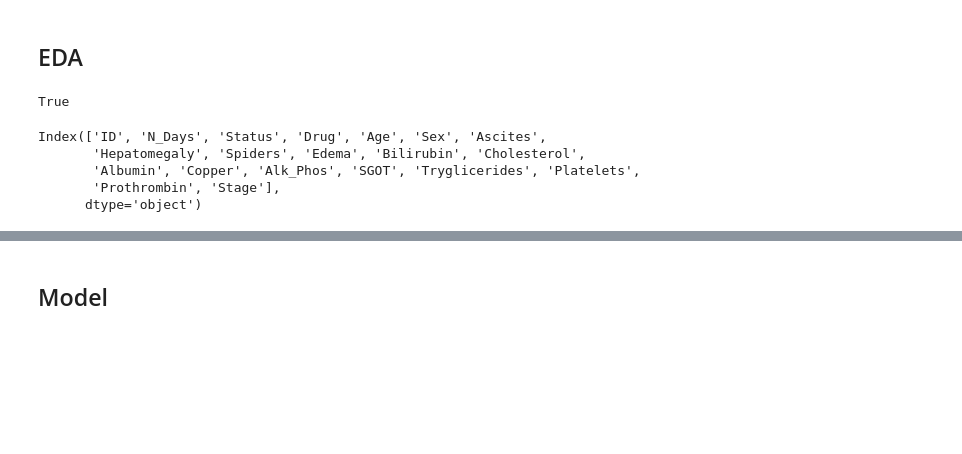
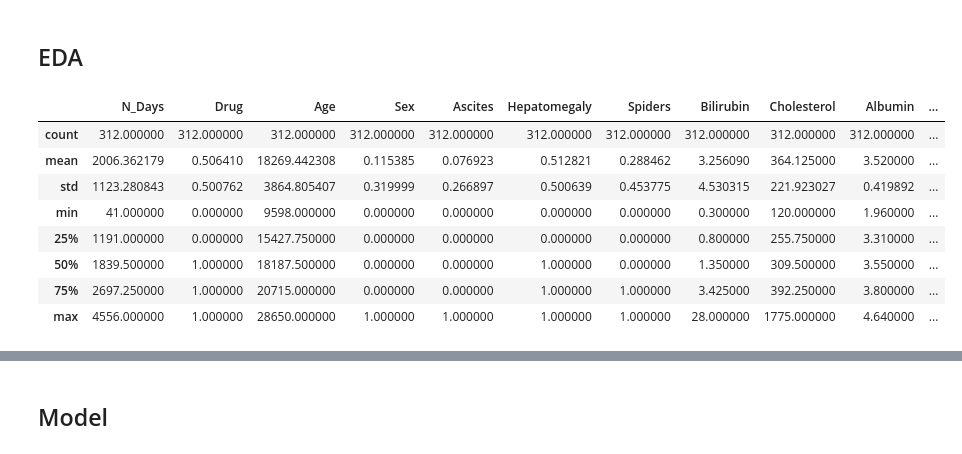
Before and after one commit to YixuanJiao04/Breast-Cancer-Classification, a Jupyter notebook: Liver-Cirhosis-Prediction.ipynb, the cells around one changed output, grey strips where cells are left out. Cells and saved outputs as stored; diff of their text form; code cells hidden in the pictures; blank space fills up the shorter version.

```diff
--- a/Liver-Cirhosis-Prediction.ipynb
+++ b/Liver-Cirhosis-Prediction.ipynb
@@ -25,15 +71,14 @@ cir_df["Hepatomegaly"] = np.where(cir_df["Hepatomegaly"] == "Y",1,0)
 # %% [markdown]
 ## EDA
-# %%
-#Check duplicate
-len(pd.unique(cir_df["ID"])) == len(cir_df.index)
-# %% [output]
-True
-# %%
-cir_df.columns
-# %% [output]
-Index(['ID', 'N_Days', 'Status', 'Drug', 'Age', 'Sex', 'Ascites',
-       'Hepatomegaly', 'Spiders', 'Edema', 'Bilirubin', 'Cholesterol',
-       'Albumin', 'Copper', 'Alk_Phos', 'SGOT', 'Tryglicerides', 'Platelets',
-       'Prothrombin', 'Stage'],
-      dtype='object')
+# %%
+cir_df.describe()
+# %% [output]
+|  | N_Days | Drug | Age | Sex | Ascites | Hepatomegaly | Spiders | Bilirubin | Cholesterol | Albumin | ... |
+| count | 312.000000 | 312.000000 | 312.000000 | 312.000000 | 312.000000 | 312.000000 | 312.000000 | 312.000000 | 312.000000 | 312.000000 | ... |
+| mean | 2006.362179 | 0.506410 | 18269.442308 | 0.115385 | 0.076923 | 0.512821 | 0.288462 | 3.256090 | 364.125000 | 3.520000 | ... |
+| std | 1123.280843 | 0.500762 | 3864.805407 | 0.319999 | 0.266897 | 0.500639 | 0.453775 | 4.530315 | 221.923027 | 0.419892 | ... |
+| min | 41.000000 | 0.000000 | 9598.000000 | 0.000000 | 0.000000 | 0.000000 | 0.000000 | 0.300000 | 120.000000 | 1.960000 | ... |
+| 25% | 1191.000000 | 0.000000 | 15427.750000 | 0.000000 | 0.000000 | 0.000000 | 0.000000 | 0.800000 | 255.750000 | 3.310000 | ... |
+| 50% | 1839.500000 | 1.000000 | 18187.500000 | 0.000000 | 0.000000 | 1.000000 | 0.000000 | 1.350000 | 309.500000 | 3.550000 | ... |
+| 75% | 2697.250000 | 1.000000 | 20715.000000 | 0.000000 | 0.000000 | 1.000000 | 1.000000 | 3.425000 | 392.250000 | 3.800000 | ... |
+| max | 4556.000000 | 1.000000 | 28650.000000 | 1.000000 | 1.000000 | 1.000000 | 1.000000 | 28.000000 | 1775.000000 | 4.640000 | ... |
```
Also changed, not shown: parts of 27 cells of this notebook.
